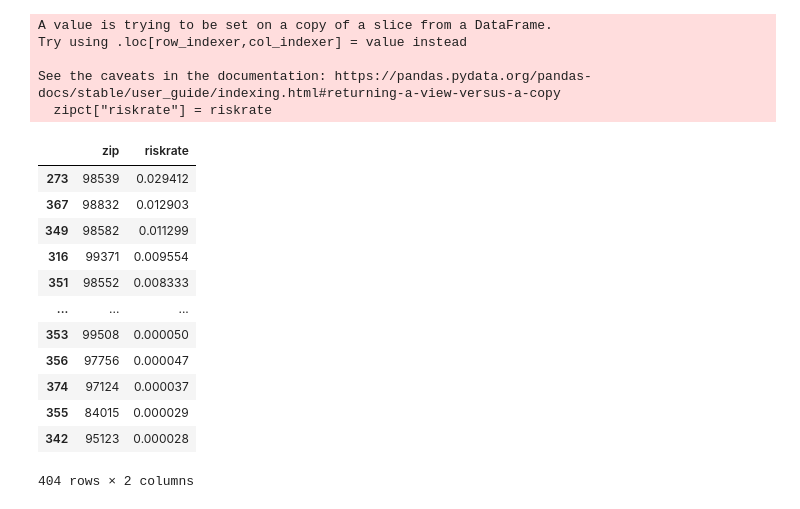
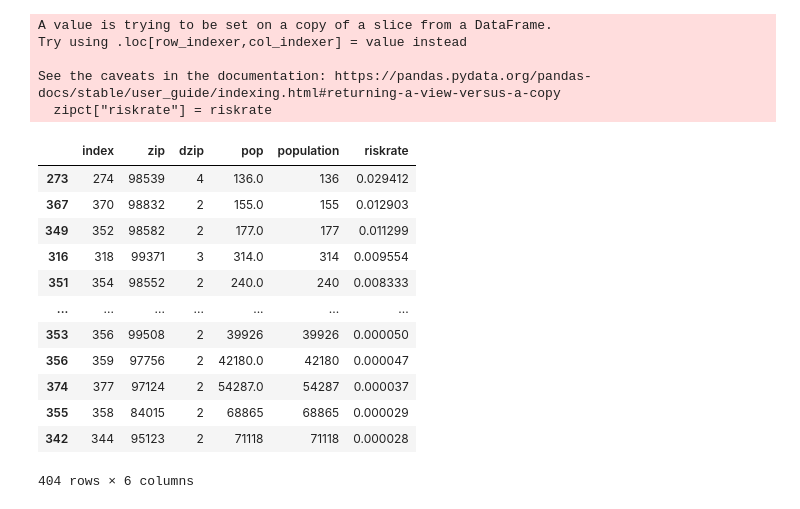
Before and after one commit to uysiri/info-challenge-teamIC23058, a Jupyter notebook: umdinfochallenge.ipynb, the cells around one changed output. Saved outputs shown, nothing was run; the diff lists cells and outputs as text; code cells hidden in the pictures.

```diff
--- a/umdinfochallenge.ipynb
+++ b/umdinfochallenge.ipynb
@@ -131,6 +168,24 @@ for index, row in data.iterrows():
         drive_res.append("visitor") # else add "visitor"
 
 data["d_res"] = drive_res # cast list as df column
+# %%
+# Create a categorical variable to represent whether driver is local resident or visitor
+# "resident" = local resident
+# "visitor" = out of town
+
+### BASED ON CITY MATCH
+
+city_res = [] # set empty list
+for index, row in data.iterrows():
+    if row['dcity']==row['crashcity']:
+        city_res.append("resident") # if equal add "resident" to list
+    else:
+        city_res.append("visitor") # else add "visitor"
+
+data["d_cty"] = city_res # cast list as df column
+
+# "d_cty" : classifies driver as resident or visitor by CITY
+# "d_res" : classifies driver as resident or visitor by ZIP
 # %%
 # method: chi-squared test of homogeneity
 
@@ -265,18 +320,18 @@ Try using .loc[row_indexer,col_indexer] = value instead
 See the caveats in the documentation: https://pandas.pydata.org/pandas-docs/stable/user_guide/indexing.html#returning-a-view-versus-a-copy
   zipct["riskrate"] = riskrate
 # %%
-zipct[['zip','riskrate']].sort_values(by='riskrate',ascending=False)
+zipct.sort_values(by='riskrate',ascending=False)
 # %% [output]
-|  | zip | riskrate |
-| 273 | 98539 | 0.029412 |
-| 367 | 98832 | 0.012903 |
-| 349 | 98582 | 0.011299 |
-| 316 | 99371 | 0.009554 |
-| 351 | 98552 | 0.008333 |
-| ... | ... | ... |
-| 353 | 99508 | 0.000050 |
-| 356 | 97756 | 0.000047 |
-| 374 | 97124 | 0.000037 |
-| 355 | 84015 | 0.000029 |
-| 342 | 95123 | 0.000028 |
+|  | index | zip | dzip | pop | population | riskrate |
+| 273 | 274 | 98539 | 4 | 136.0 | 136 | 0.029412 |
+| 367 | 370 | 98832 | 2 | 155.0 | 155 | 0.012903 |
+| 349 | 352 | 98582 | 2 | 177.0 | 177 | 0.011299 |
+| 316 | 318 | 99371 | 3 | 314.0 | 314 | 0.009554 |
+| 351 | 354 | 98552 | 2 | 240.0 | 240 | 0.008333 |
+| ... | ... | ... | ... | ... | ... | ... |
+| 353 | 356 | 99508 | 2 | 39926 | 39926 | 0.000050 |
+| 356 | 359 | 97756 | 2 | 42180.0 | 42180 | 0.000047 |
+| 374 | 377 | 97124 | 2 | 54287.0 | 54287 | 0.000037 |
+| 355 | 358 | 84015 | 2 | 68865 | 68865 | 0.000029 |
+| 342 | 344 | 95123 | 2 | 71118 | 71118 | 0.000028 |
-404 rows × 2 columns
+404 rows × 6 columns
```
Also changed, not shown: parts of 9 cells of this notebook.
